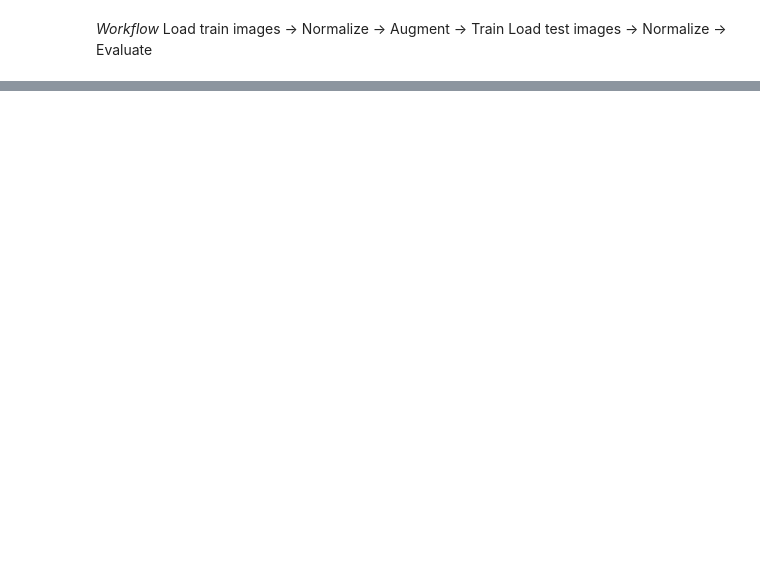
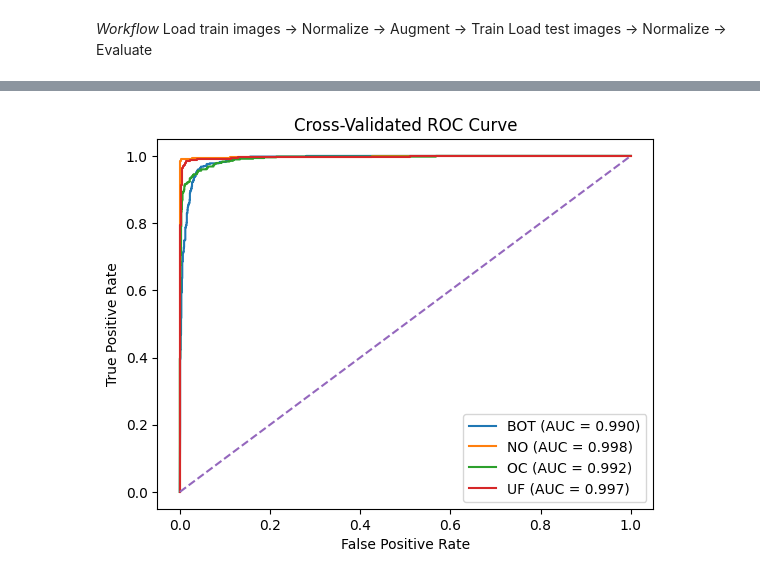
Before and after one commit to AweleChizim/aocdml, a Jupyter notebook: ocdml.ipynb, the cells around one changed output, grey strips where cells are left out. Drawn from its saved outputs; the diff is of its cells as text; code cells hidden in the pictures; blank space fills up the shorter version.

Commit message:
Training and testing model

```diff
--- a/ocdml.ipynb
+++ b/ocdml.ipynb
@@ -185,12 +156,12 @@ def save_background_data(X_train, y_train):
         background_indices.extend(selected)
 
     background_data = X_train[background_indices]
-    np.save("background_data.npy", background_data)
+    np.save("background_data2.npy", background_data)
     print("Background data saved for SHAP explanations.")
 # %%
 best_recall = -1
 best_fold = None
-best_model_path = "aocdml.keras"
+best_model_path = "aocdml2.keras"
 
 
 # Loop through each fold and train/evaluate the model
@@ -200,8 +171,8 @@ all_y_prob = []
 for fold in range(1, 6):
     print(f"\n=========== FOLD {fold} ===========")
     tf.keras.backend.clear_session()
-    train_dir = rf"cross_val_folds/fold_{fold}/train"
-    test_dir = rf"cross_val_folds/fold_{fold}/test"
+    train_dir = rf"cross_val_folds copy/fold_{fold}/train"
+    test_dir = rf"cross_val_folds copy/fold_{fold}/test"
 
     # Load images and labels
     X_train, y_train = load_images(train_dir)
@@ -215,8 +186,10 @@ for fold in range(1, 6):
     X_train = np.expand_dims(X_train, axis=-1)
     X_test = np.expand_dims(X_test, axis=-1)
 
-    # Augment training data
-    X_train, y_train = augment_data(X_train, y_train)
+    # Checks
+    print(X_train.min(), X_train.max()) # Check normalization
+    unique, counts = np.unique(y_train, return_counts=True)
+    print(dict(zip(unique, counts))) # Check class distribution
 
     # Compute class weights
     class_weights = compute_class_weights(y_train)
@@ -263,20 +294,23 @@ print(f"Saved as: {best_model_path}")
 # %%
 n_classes = 4
+class_names = ['BOT', 'NO', 'OC', 'UF']
 y_true_bin = label_binarize(y_true_all, classes=[0,1,2,3])
 
 plt.figure()
 
 for i in range(n_classes):
     fpr, tpr, _ = roc_curve(y_true_bin[:, i], y_prob_all[:, i])
     roc_auc = auc(fpr, tpr)
-    plt.plot(fpr, tpr, label=f"Class {i} (AUC = {roc_auc:.3f})")
+    plt.plot(fpr, tpr, label=f"{class_names[i]} (AUC = {roc_auc:.3f})")
 
 plt.plot([0,1], [0,1], linestyle='--')
 plt.xlabel("False Positive Rate")
 plt.ylabel("True Positive Rate")
 plt.title("Cross-Validated ROC Curve")
 plt.legend()
 plt.show()
+# %% [output]
+[figure, added]
 # %%
 # Training Accuracy and Validation Accuracy Plotting
 train_acc_folds = [
```
Also changed, not shown: parts of 8 cells of this notebook, 5 other files.
